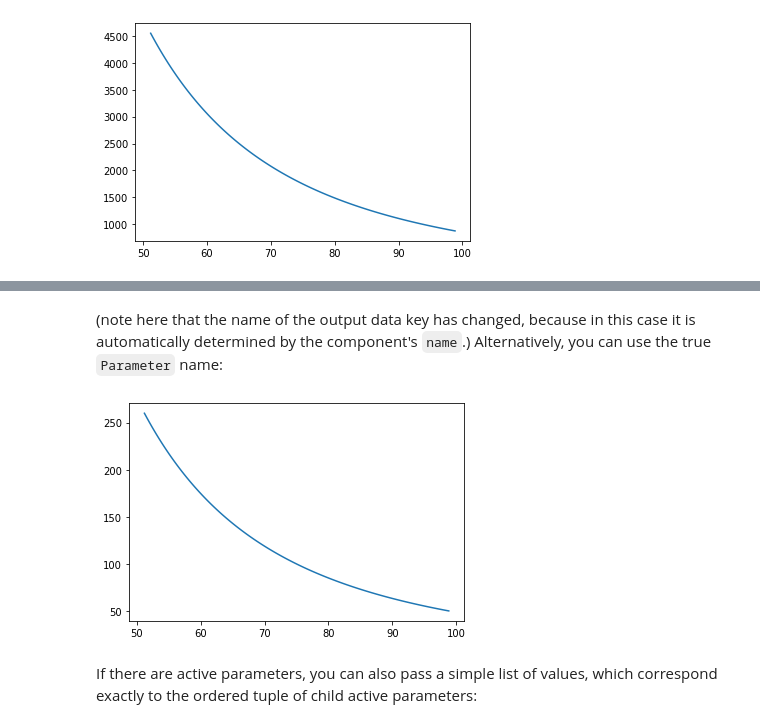
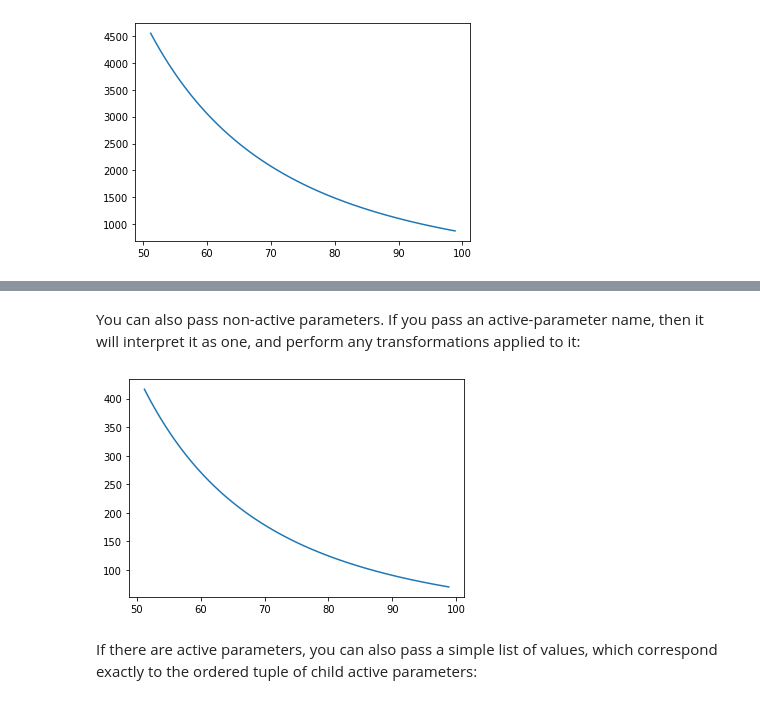
Before and after one commit to edges-collab/edges-estimate, a Jupyter notebook: docs/tutorials/getting_started.ipynb, the cells around one changed output, grey strips where cells are left out. Drawn from its saved outputs; the diff is of its cells as text; code cells hidden in the pictures.

```diff
--- a/docs/tutorials/getting_started.ipynb
+++ b/docs/tutorials/getting_started.ipynb
@@ -153,9 +280,9 @@ plt.plot(linlog2.freqs, linlog2(params={"p0_for_low":100})['LinLog_spectrum']);
-# %% [markdown]
-(note here that the name of the output data key has changed, because in this case it is automatically determined by the component's `name`.) Alternatively, you can use the true `Parameter` name:
-# %%
-plt.plot(linlog2.freqs, linlog2(params={"p0":100})['LinLog_spectrum']);
-# %% [output]
-[figure, removed]
+# %% [markdown]
+You can also pass non-active parameters. If you pass an active-parameter name, then it will interpret it as one, and perform any transformations applied to it:
+# %%
+plt.plot(linlog.freqs, linlog(params={"logp0":5, 'beta':2.7})[key]);
+# %% [output]
+[figure, added]
 # %% [markdown]
 If there are active parameters, you can also pass a simple list of values, which correspond exactly to the ordered tuple of child active parameters:
 # %%
```
Also changed, not shown: parts of 134 cells of this notebook, 35 other files.
